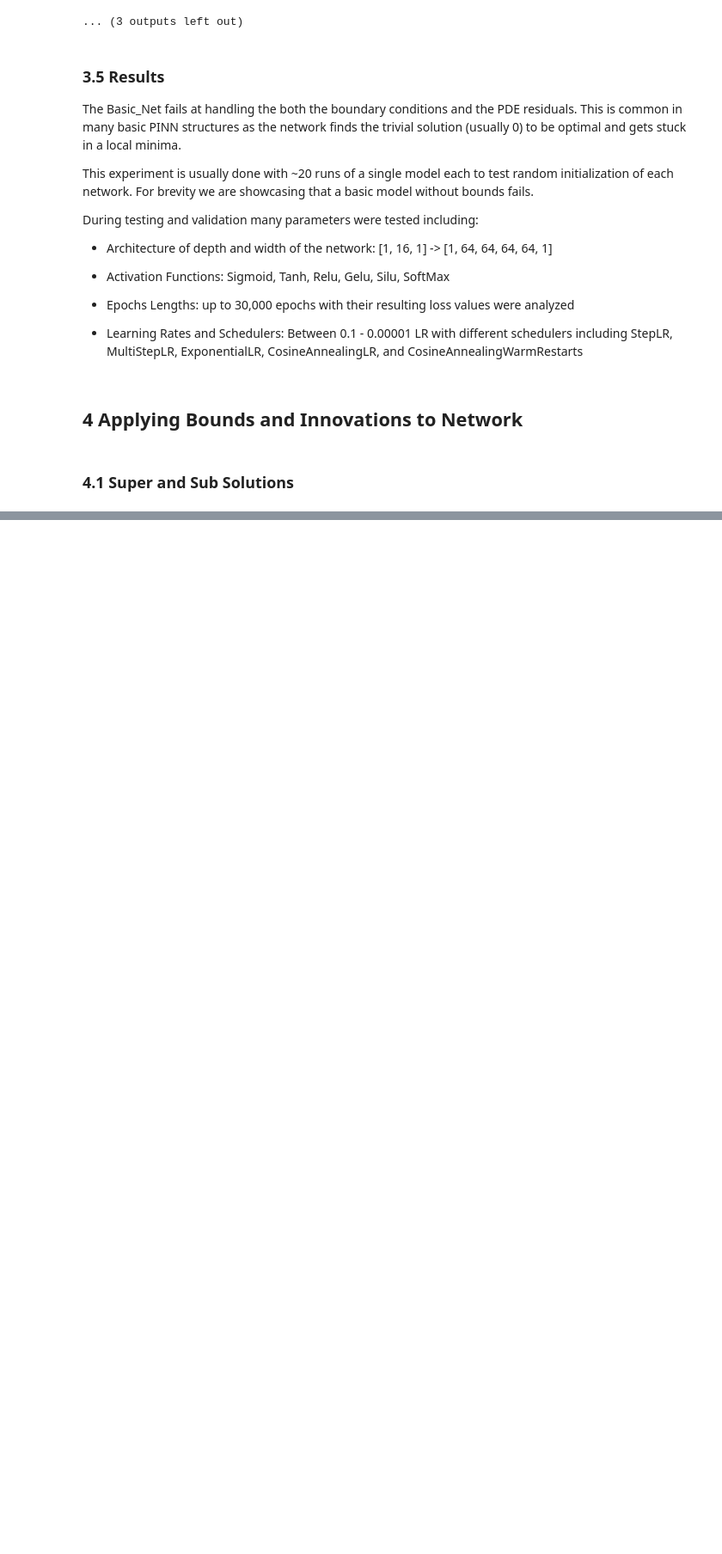
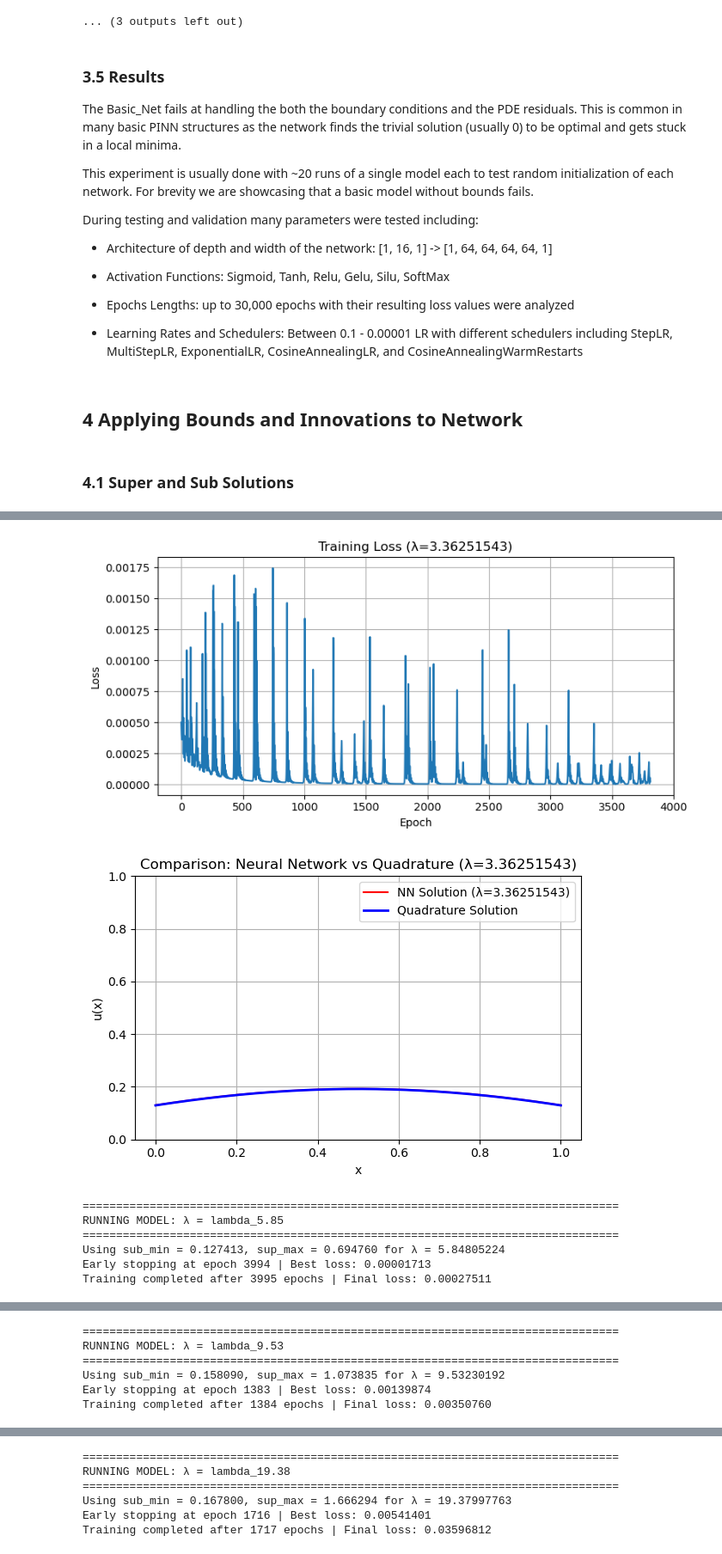
Before and after one commit to Skylerturner/Super-and-Sub-Solution-Bounded-Network, a Jupyter notebook: Super_Sub_Solution_Neural_Network.ipynb, the cells around one changed output, grey strips where cells are left out. Shown at 86% size. Drawn from its saved outputs; the diff is of its cells as text; code cells hidden in the pictures; blank space fills up the shorter version.

```diff
--- a/Super_Sub_Solution_Neural_Network.ipynb
+++ b/Super_Sub_Solution_Neural_Network.ipynb
@@ -998,7 +958,7 @@ class Net(nn.Module):
             CosActivation(1, 32),
             CosActivation(32, 32),
             CosActivation(32, 32),
-            CosActivation(32, 1)
+            nn.Linear(32, 1)
         )
 
         self.output_activation = nn.Sigmoid()
@@ -1009,5 +971,51 @@ class Net(nn.Module):
 # %%
-# net = Net(sub_min=sub_min, sup_max=sup_max).to(device)
-# optimizer = optim.Adam(net.parameters(), lr=0.001)
-# output = train_model(net, optimizer, n_epochs=5000)
+for params in parameter_sets:
+    print("\n" + "="*80)
+    print(f"RUNNING MODEL: λ = {params['name']}")
+    print("="*80)
+
+    # Extract parameters
+    lambd = params['lambd']
+    rho = params['rho']
+    u0 = params['u0']
+
+    sub_min, sup_max = compute_subsolution(lambd) # Compute sub and super solution bounds
+
+    print(f"Using sub_min = {sub_min:.6f}, sup_max = {sup_max:.6f} for λ = {lambd}")
+
+    net = Net(sub_min, sup_max).to(device)      # Pass bounds to the network
+    optimizer = optim.Adam(net.parameters(), lr=0.001)
+    output, losses = train_model(net, optimizer, n_epochs=5000)
+
+    # Plotting training loss
+    plt.figure(figsize=(8, 4))
+    plt.plot(losses)
+    plt.title(f"Training Loss (λ={lambd})")
+    plt.xlabel("Epoch")
+    plt.ylabel("Loss")
+    plt.grid(True)
+    plt.tight_layout()
+    plt.show()
+
+    x_test = np.linspace(0, 1, 500)
+    sol1 = solve_ivp(ode1, [0, 0.5], [u0], args=(rho, lambd), dense_output=True, rtol=1e-9, atol=1e-12)
+    x1 = np.linspace(0, 0.5, 100)
+    u1 = sol1.sol(x1)
+    x2 = 1 - x1
+    u2 = u1[:, ::-1]
+
+    x_quad = np.concatenate([x1, x2[::-1]])
+    u_quad = np.concatenate([u1.flatten(), u2.flatten()])
+
+    plt.figure(figsize=(6, 4))
+    plt.plot(x_test, output, label=f"NN Solution (λ={lambd})", color="red")
+    plt.plot(x_quad, u_quad, label="Quadrature Solution", color="blue", linewidth=2)
+    plt.title(f"Comparison: Neural Network vs Quadrature (λ={lambd})")
+    plt.xlabel("x")
+    plt.ylabel("u(x)")
+    plt.ylim(0, 1)
+    plt.grid(True)
+    plt.legend()
+    plt.tight_layout()
+    plt.show()
 # %% [output]
@@ -1014,0 +1028,8 @@ Early stopping at epoch 945 | Best loss: 179.774689
+[figure, added]
+[figure, added]
+================================================================================
+RUNNING MODEL: λ = lambda_5.85
+================================================================================
+Using sub_min = 0.127413, sup_max = 0.694760 for λ = 5.84805224
+Early stopping at epoch 3994 | Best loss: 0.00001713
+Training completed after 3995 epochs | Final loss: 0.00027511
@@ -1014,0 +1038,6 @@ Early stopping at epoch 945 | Best loss: 179.774689
+================================================================================
+RUNNING MODEL: λ = lambda_9.53
+================================================================================
+Using sub_min = 0.158090, sup_max = 1.073835 for λ = 9.53230192
+Early stopping at epoch 1383 | Best loss: 0.00139874
+Training completed after 1384 epochs | Final loss: 0.00350760
@@ -1014,0 +1046,6 @@ Early stopping at epoch 945 | Best loss: 179.774689
+================================================================================
+RUNNING MODEL: λ = lambda_19.38
+================================================================================
+Using sub_min = 0.167800, sup_max = 1.666294 for λ = 19.37997763
+Early stopping at epoch 1716 | Best loss: 0.00541401
+Training completed after 1717 epochs | Final loss: 0.03596812
```
Also changed, not shown: parts of 7 cells of this notebook, 1 other file.
